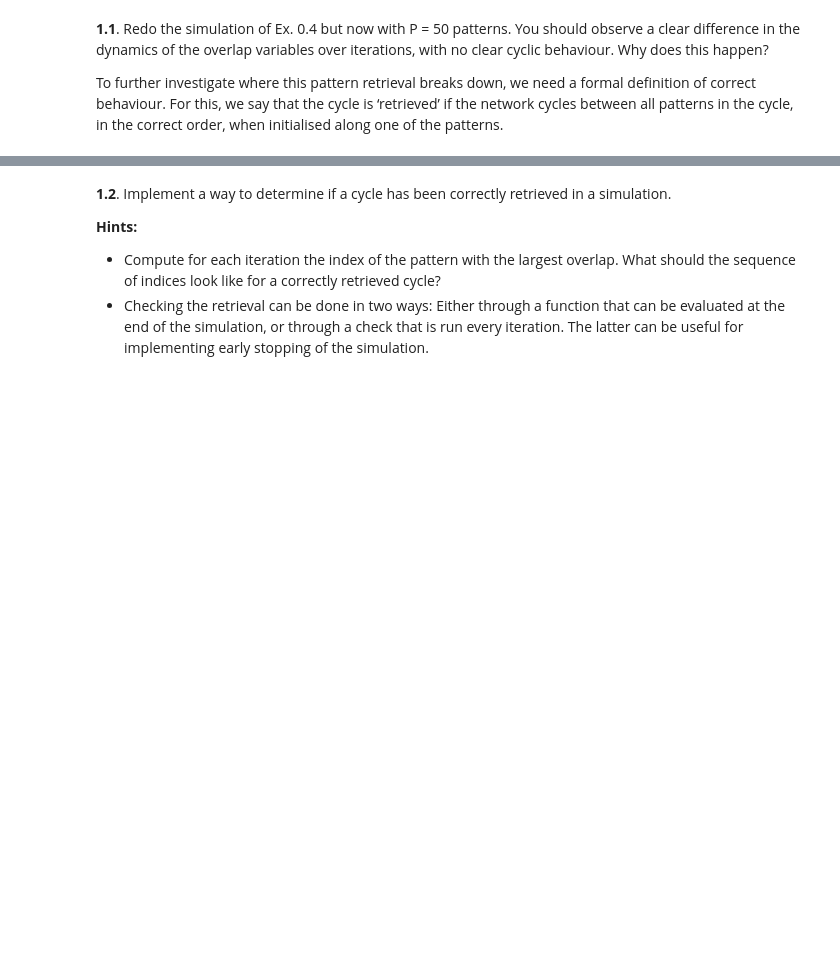
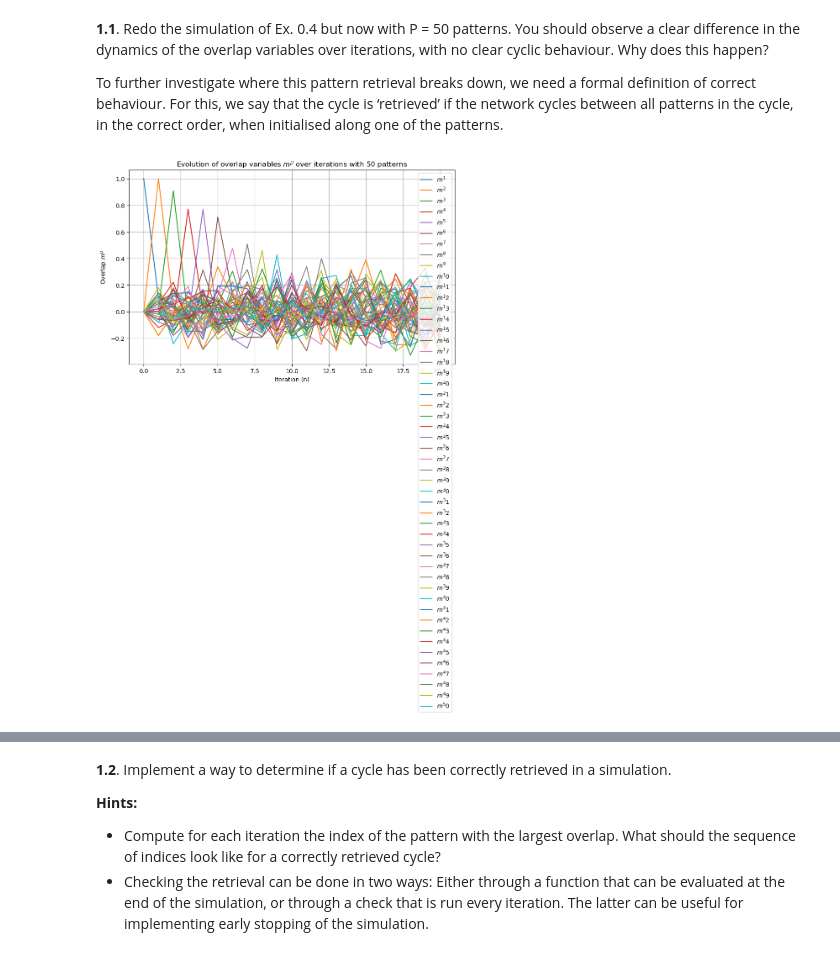
Before and after one commit to frossardr/H-et-R-project, a Jupyter notebook: Cyclic_hopfield_networks.ipynb, the cells around one changed output, grey strips where cells are left out. Saved outputs shown, nothing was run; the diff lists cells and outputs as text; code cells hidden in the pictures; blank space fills up the shorter version.

```diff
--- a/Cyclic_hopfield_networks.ipynb
+++ b/Cyclic_hopfield_networks.ipynb
@@ -199,3 +205,7 @@ Now that we have a working implementation of the cyclic Hopfield model we can ev
 **1.1**. Redo the simulation of Ex. 0.4 but now with P = 50 patterns. You should observe a clear difference in the dynamics of the overlap variables over iterations, with no clear cyclic behaviour. Why does this happen?
 
 To further investigate where this pattern retrieval breaks down, we need a formal definition of correct behaviour. For this, we say that the cycle is ‘retrieved’ if the network cycles between all patterns in the cycle, in the correct order, when initialised along one of the patterns.
+# %%
+cyclic_hopfield_model(50)
+# %% [output]
+[figure, added]
```
Also changed, not shown: parts of 12 cells of this notebook.
